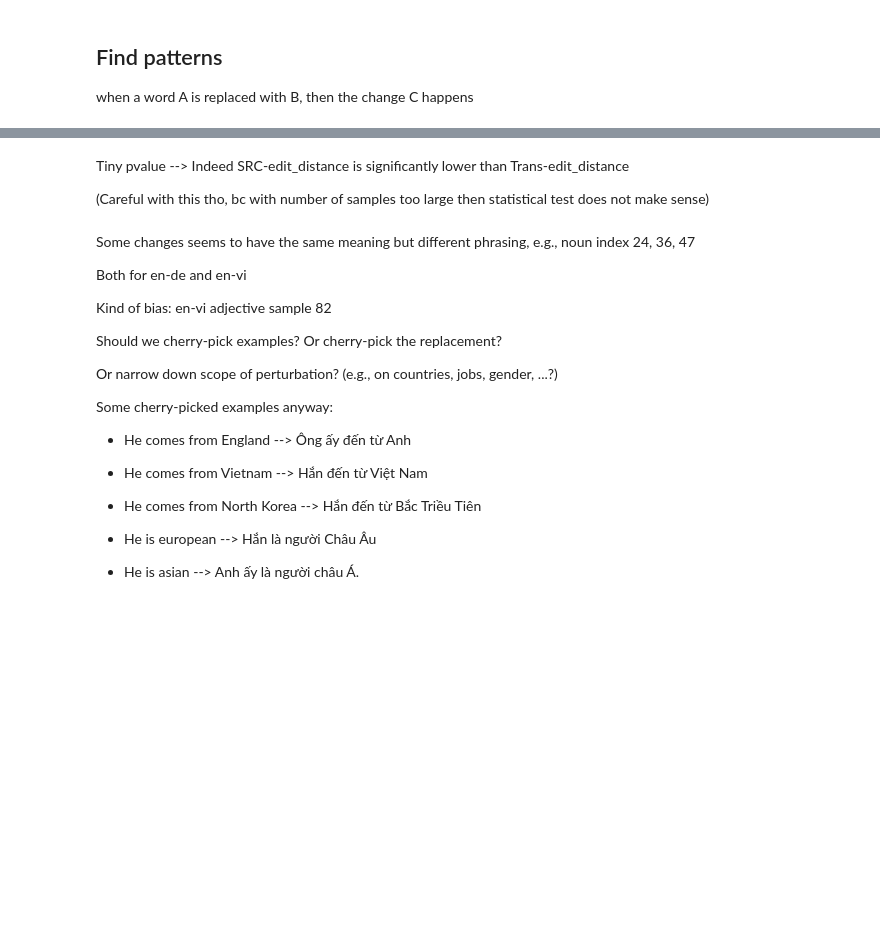
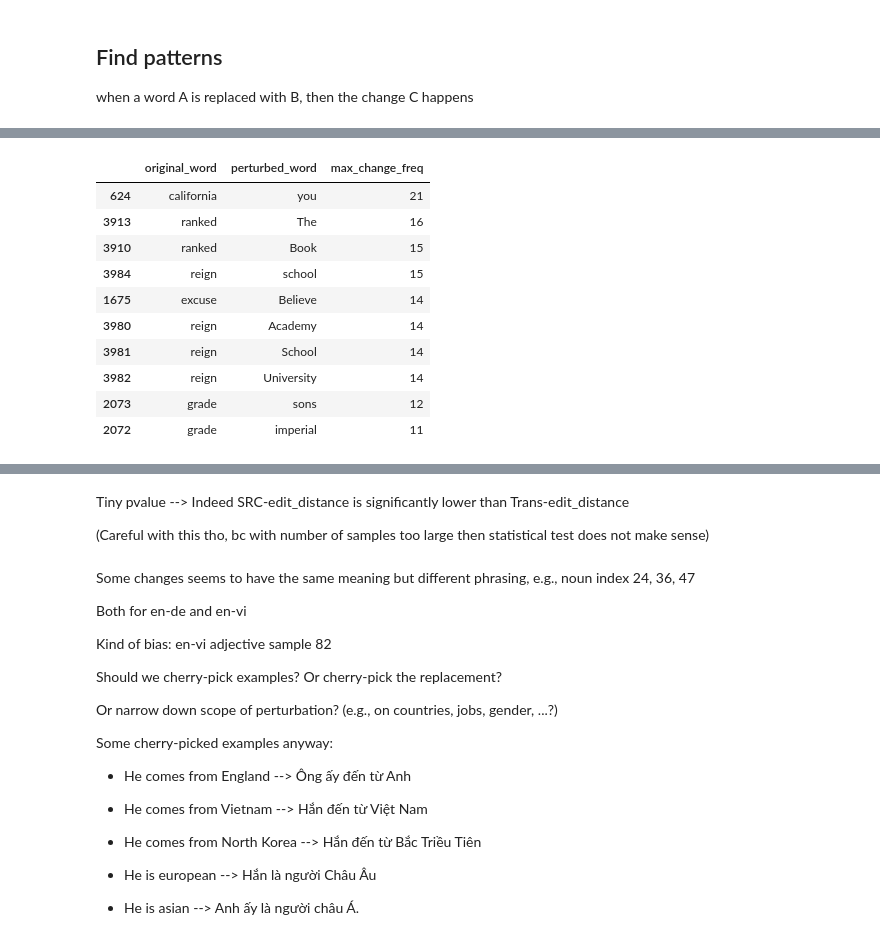
Before and after one commit to TuAnh23/Perturbation-basedQE, a Jupyter notebook: Input perturbation.ipynb, the cells around one changed output, grey strips where cells are left out. Drawn from its saved outputs; the diff is of its cells as text; code cells hidden in the pictures; blank space fills up the shorter version.

```diff
--- a/Input perturbation.ipynb
+++ b/Input perturbation.ipynb
@@ -753,0 +825,42 @@ output[output['TwoChunksChanged']].shape
+# %%
+from collections import Counter
+
+
+def find_max_freq_change(group_df):
+    """
+    Params:
+        group_df: the group of results that has the same original_word and perturbed_word
+    """
+    assert group_df['original_word'].value_counts().shape[0] == 1  # Because this function is for a single group
+    assert group_df['perturbed_word'].value_counts().shape[0] == 1  # Because this function is for a single group
+
+    # Filter out the changes that are not directly due to perturbation
+    all_changes = filter_changes(group_df)
+
+    freq_changes = Counter(all_changes)
+
+    if len(freq_changes.most_common()) == 0:
+        return 0
+    return freq_changes.most_common(1)[0][1]
+
+change_freq = output.groupby(
+    ['original_word', 'perturbed_word'], as_index=False
+).apply(find_max_freq_change).rename(columns={None: 'max_change_freq'}).sort_values(
+    by='max_change_freq', ascending=False)
+
+
+change_freq = change_freq[change_freq['perturbed_word'].apply(lambda x: x.isalpha())]
+
+change_freq.head(10)
+# %% [output]
+|  | original_word | perturbed_word | max_change_freq |
+| 624 | california | you | 21 |
+| 3913 | ranked | The | 16 |
+| 3910 | ranked | Book | 15 |
+| 3984 | reign | school | 15 |
+| 1675 | excuse | Believe | 14 |
+| 3980 | reign | Academy | 14 |
+| 3981 | reign | School | 14 |
+| 3982 | reign | University | 14 |
+| 2073 | grade | sons | 12 |
+| 2072 | grade | imperial | 11 |
```
Also changed, not shown: parts of 22 cells of this notebook, 3 other files.
